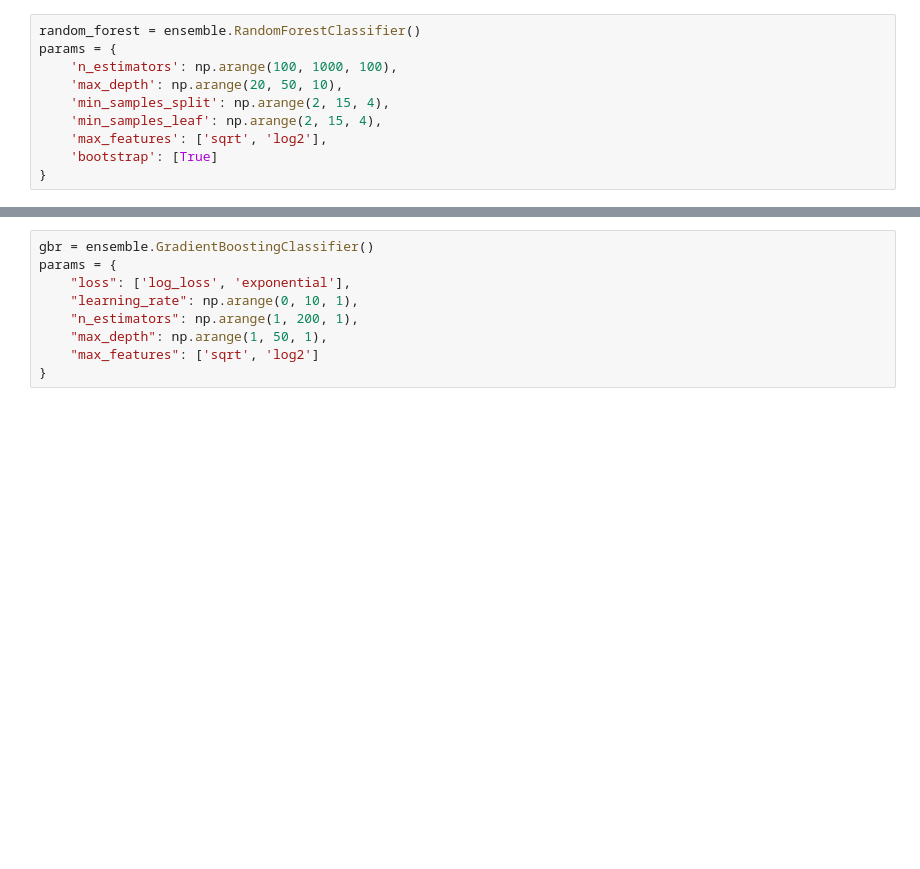
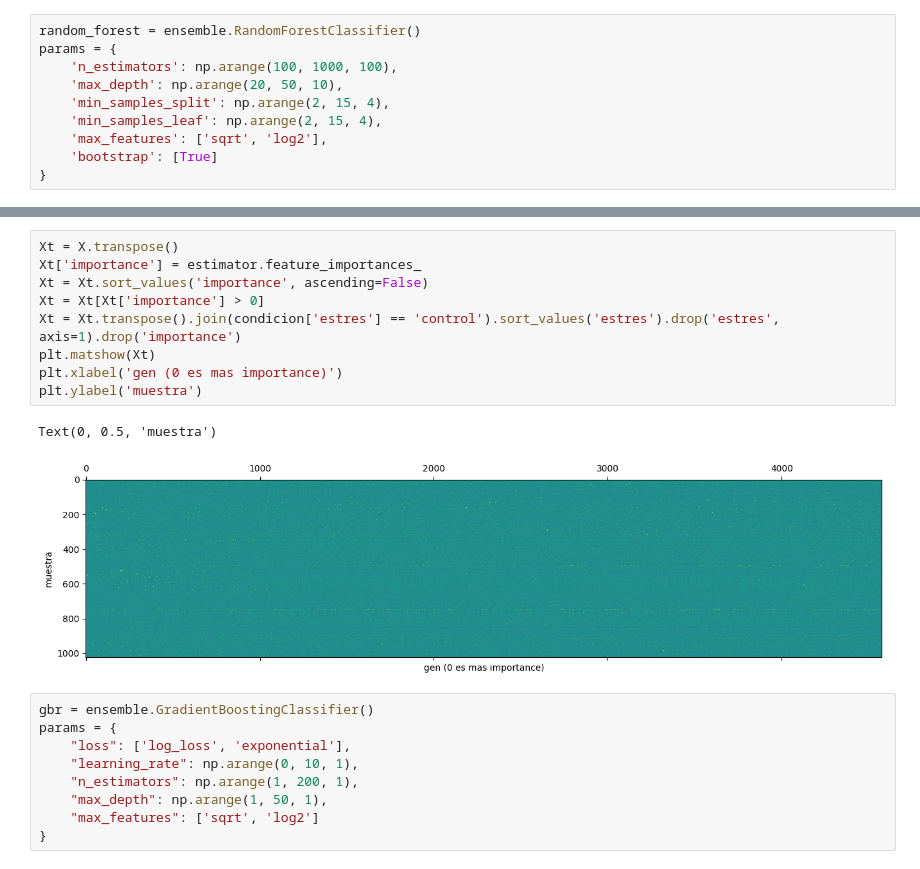
Before and after one commit to freire-guido/soy-biomarkers, a Jupyter notebook: modelado/venancio.ipynb, the cells around one changed output, grey strips where cells are left out. Cells and saved outputs as stored; diff of their text form; blank space fills up the shorter version.

```diff
--- a/modelado/venancio.ipynb
+++ b/modelado/venancio.ipynb
@@ -116,3 +173,15 @@ plt.suptitle('t-SNE expresión de genes seleccionados')
+# %%
+Xt = X.transpose()
+Xt['importance'] = estimator.feature_importances_
+Xt = Xt.sort_values('importance', ascending=False)
+Xt = Xt[Xt['importance'] > 0]
+Xt = Xt.transpose().join(condicion['estres'] == 'control').sort_values('estres').drop('estres', axis=1).drop('importance')
+plt.matshow(Xt)
+plt.xlabel('gen (0 es mas importance)')
+plt.ylabel('muestra')
+# %% [output]
+Text(0, 0.5, 'muestra')
+[figure, added]
 # %%
 gbr = ensemble.GradientBoostingClassifier()
 params = {
```
Also changed, not shown: parts of 15 cells of this notebook.
